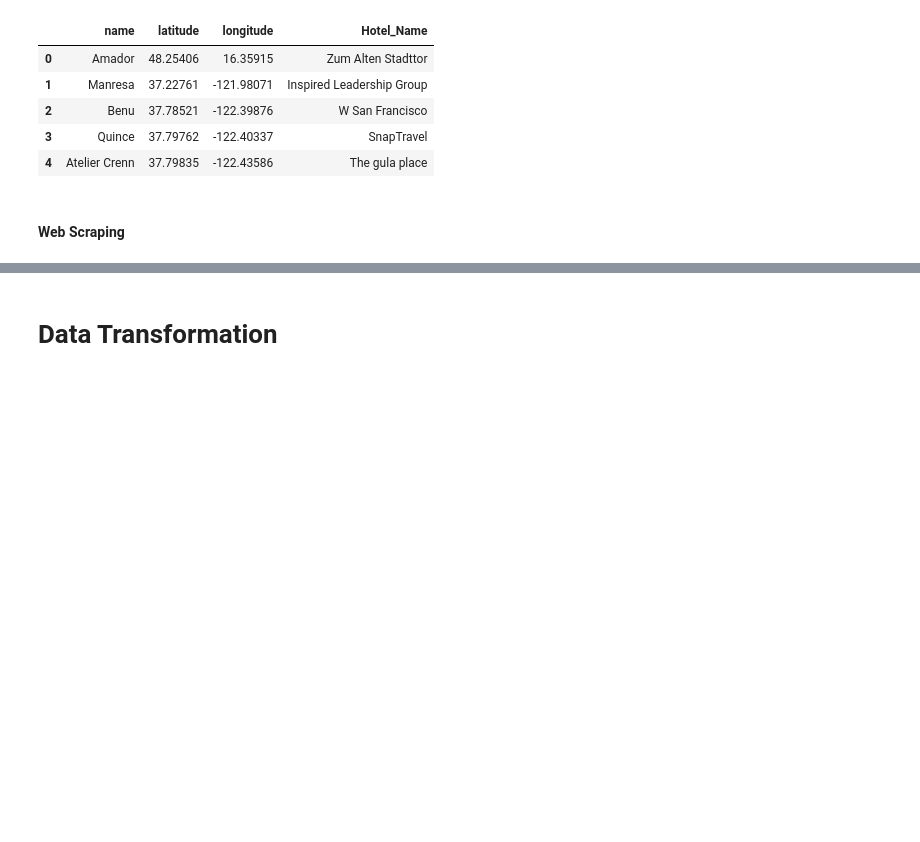
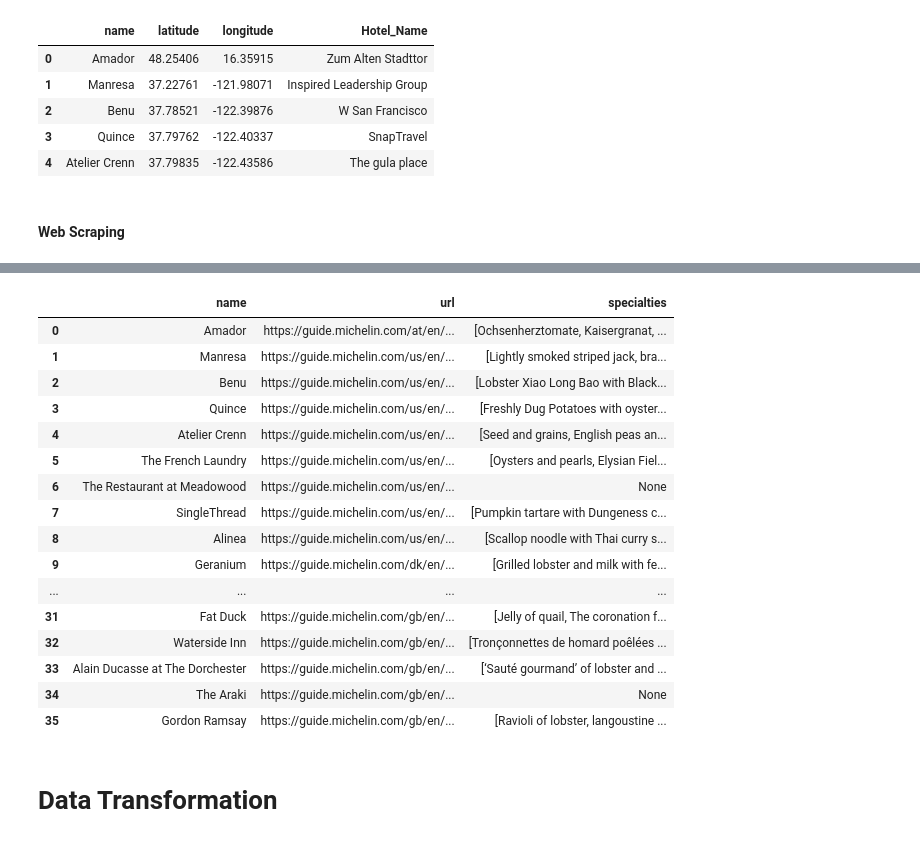
Before and after one commit to sunwoo-kim20/etl-european-restaurants, a Jupyter notebook: etl-michelin-restaurants.ipynb, the cells around one changed output, grey strips where cells are left out. Drawn from its saved outputs; the diff is of its cells as text; code cells hidden in the pictures; blank space fills up the shorter version.

Commit message:
completed web scraping for restaurant specials

```diff
--- a/etl-michelin-restaurants.ipynb
+++ b/etl-michelin-restaurants.ipynb
@@ -279,0 +336,5 @@ True
+# %%
+# Create new dataframe with restaurant name and url info to hold scraped data
+three_star_specialties_df = raw_three_star_df[['name','url']].copy()
+three_star_specialties_df["specialties"] = ""
+three_star_specialties_df.head()
@@ -280,3 +373,23 @@ True
+# %%
+three_star_specialties_df.head(36)
+# %% [output]
+|  | name | url | specialties |
+| 0 | Amador | https://guide.michelin.com/at/en/... | [Ochsenherztomate, Kaisergranat, ... |
+| 1 | Manresa | https://guide.michelin.com/us/en/... | [Lightly smoked striped jack, bra... |
+| 2 | Benu | https://guide.michelin.com/us/en/... | [Lobster Xiao Long Bao with Black... |
+| 3 | Quince | https://guide.michelin.com/us/en/... | [Freshly Dug Potatoes with oyster... |
+| 4 | Atelier Crenn | https://guide.michelin.com/us/en/... | [Seed and grains, English peas an... |
+| 5 | The French Laundry | https://guide.michelin.com/us/en/... | [Oysters and pearls, Elysian Fiel... |
+| 6 | The Restaurant at Meadowood | https://guide.michelin.com/us/en/... | None |
+| 7 | SingleThread | https://guide.michelin.com/us/en/... | [Pumpkin tartare with Dungeness c... |
+| 8 | Alinea | https://guide.michelin.com/us/en/... | [Scallop noodle with Thai curry s... |
+| 9 | Geranium | https://guide.michelin.com/dk/en/... | [Grilled lobster and milk with fe... |
+| ... | ... | ... | ... |
+| 31 | Fat Duck | https://guide.michelin.com/gb/en/... | [Jelly of quail, The coronation f... |
+| 32 | Waterside Inn | https://guide.michelin.com/gb/en/... | [Tronçonnettes de homard poêlées ... |
+| 33 | Alain Ducasse at The Dorchester | https://guide.michelin.com/gb/en/... | [‘Sauté gourmand’ of lobster and ... |
+| 34 | The Araki | https://guide.michelin.com/gb/en/... | None |
+| 35 | Gordon Ramsay | https://guide.michelin.com/gb/en/... | [Ravioli of lobster, langoustine ... |
 # %% [markdown]
 # Data Transformation
 # %% [markdown]
```
Also changed, not shown: parts of 20 cells of this notebook.
